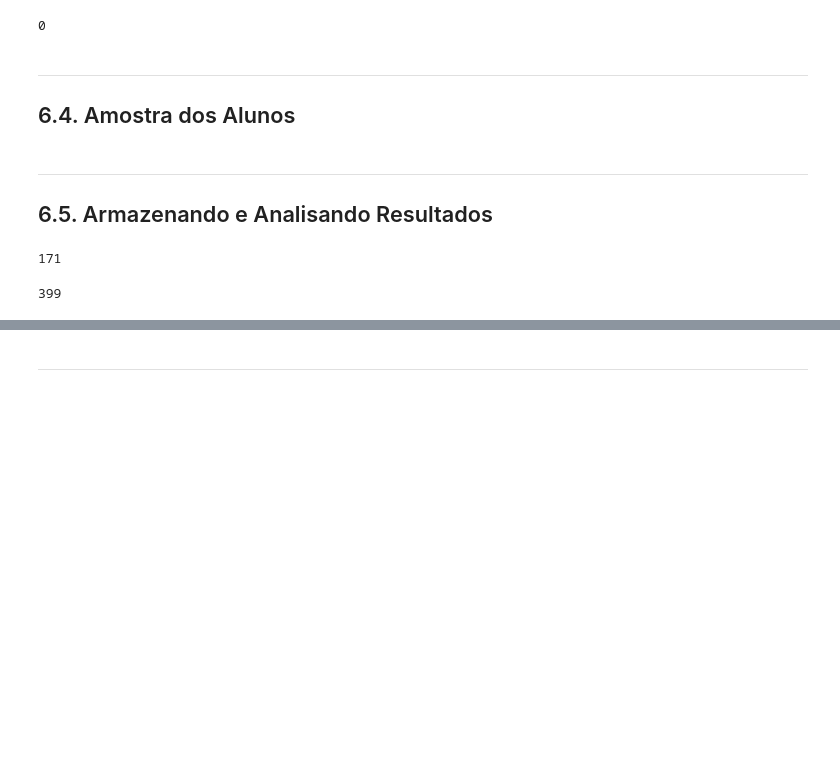
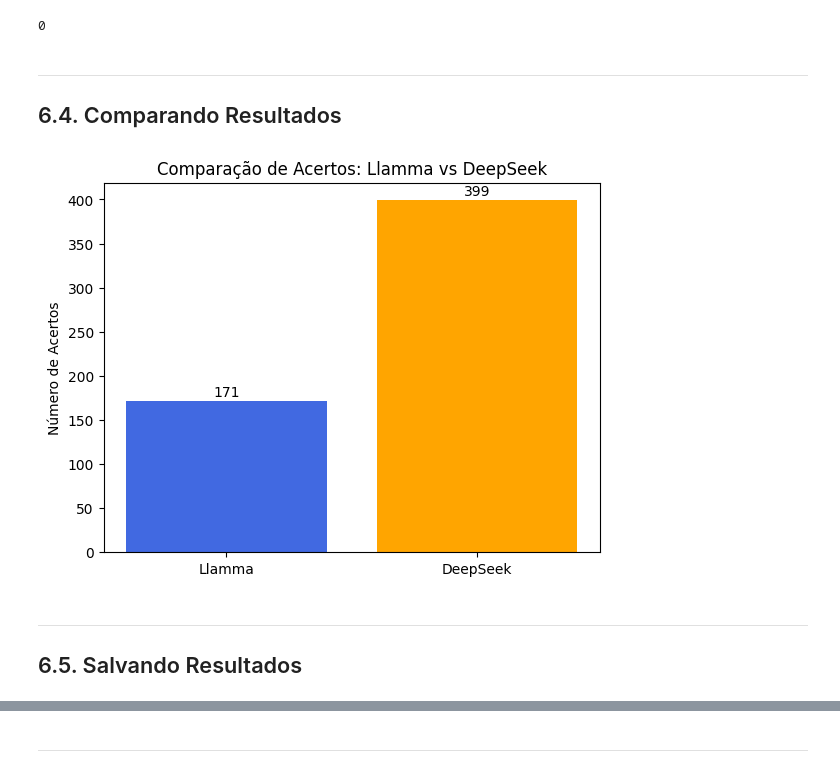
Before and after one commit to ciziks/enem-word-embeddings, a Jupyter notebook: notebooks/6. LLM Features.ipynb, the cells around one changed output, grey strips where cells are left out. Drawn from its saved outputs; the diff is of its cells as text; code cells hidden in the pictures; blank space fills up the shorter version.

```diff
--- a/notebooks/6. LLM Features.ipynb
+++ b/notebooks/6. LLM Features.ipynb
@@ -187,6 +191,3 @@ len(df.loc[df["resposta_deepseek"] == "?"])
 df["acerto_deepseek"] = df[["gabarito", "resposta_deepseek"]].apply(
     lambda row: row["gabarito"] == row["resposta_deepseek"], axis=1
 )
-# %% [markdown]
----
-## 6.4. Amostra dos Alunos
@@ -262,4 +194,23 @@ df_final.to_csv(
+# %% [markdown]
+---
+## 6.4. Comparando Resultados
+# %%
+# Contando acertos de cada modelo
+acertos = {
+    "Llamma": df["acerto_llamma"].sum(),
+    "DeepSeek": df["acerto_deepseek"].sum()
+}
+for i, (model, count) in enumerate(acertos.items()):
+    plt.text(i, count + 2, str(count), ha='center', va='bottom', fontsize=10)
+
+# Plotando gráfico de barras
+plt.bar(acertos.keys(), acertos.values(), color=["royalblue", "orange"])
+plt.ylabel("Número de Acertos")
+plt.title("Comparação de Acertos: Llamma vs DeepSeek")
+plt.show()
+# %% [output]
+[figure, added]
 # %% [markdown]
 ---
 
-## 6.5. Armazenando e Analisando Resultados
+## 6.5. Salvando Resultados
@@ -269,11 +217,3 @@ df.to_pickle("../data/final/complete_enem_data.pkl")
 # %%
 # Salvar resultado
 df.to_pickle(output_path)
-# %%
-df["acerto_llamma"].sum()
-# %% [output]
-171
-# %%
-df["acerto_deepseek"].sum()
-# %% [output]
-399
```
Also changed, not shown: parts of 9 cells of this notebook, 11 other files.
